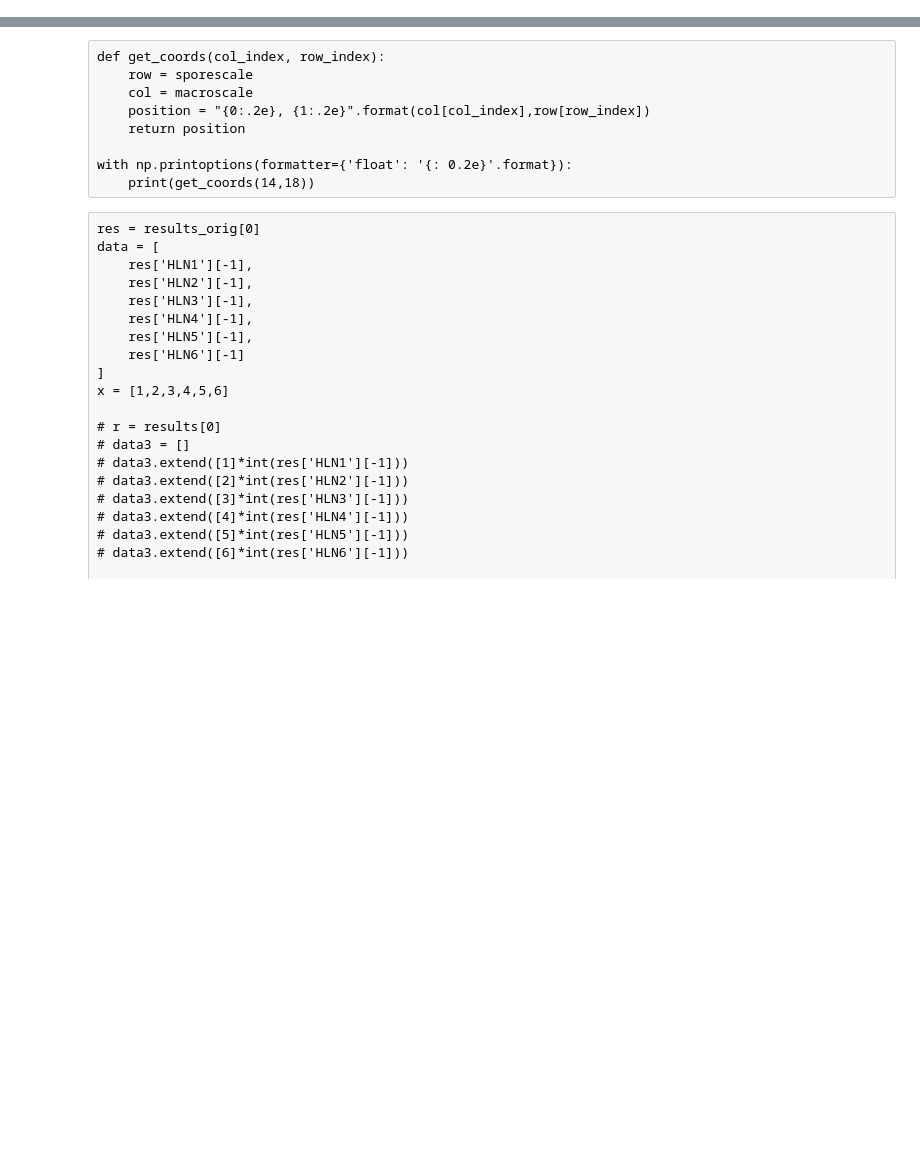
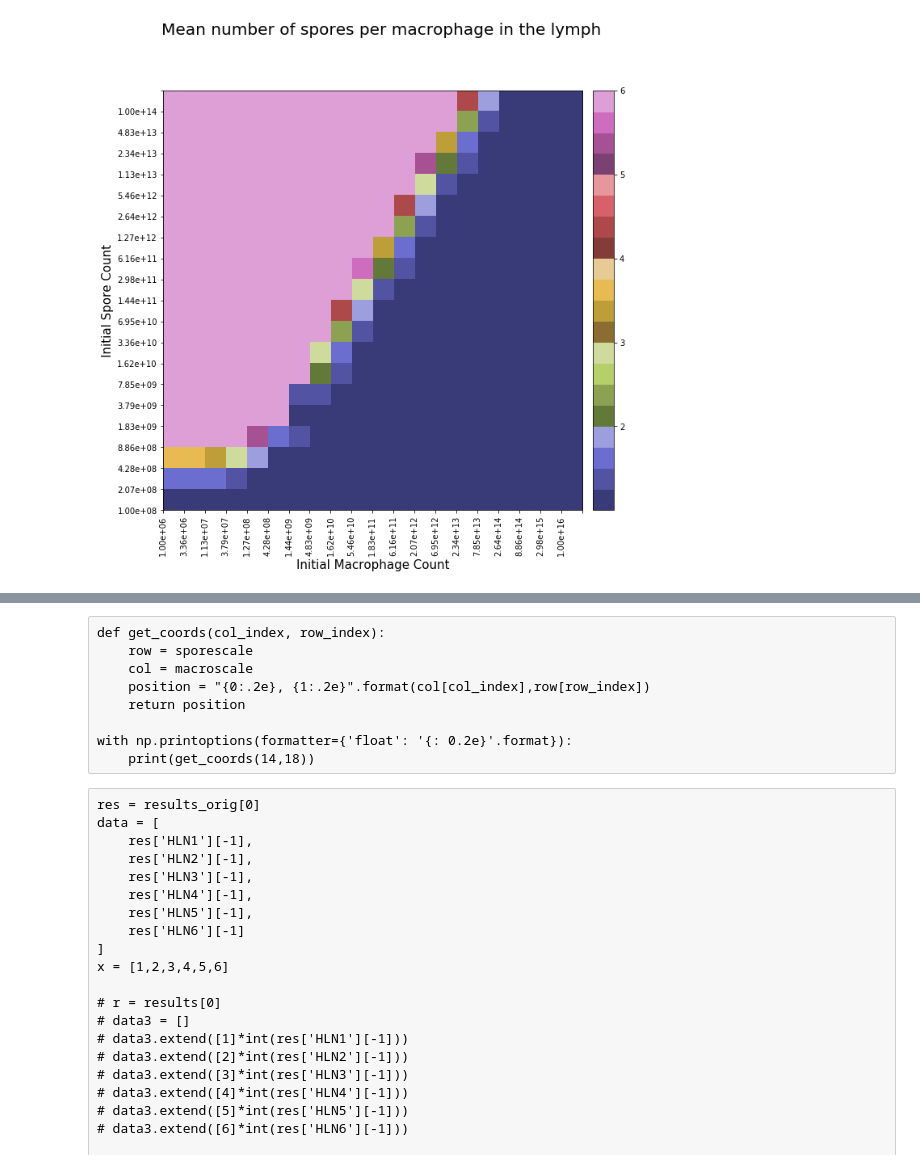
Before and after one commit to technodivergent/Bacillus_Anthracis_Simulation, a Jupyter notebook: Submodel - Lung+Lymph.ipynb, the cells around one changed output, grey strips where cells are left out. Drawn from its saved outputs; the diff is of its cells as text; code cells hidden in the pictures; blank space fills up the shorter version.

```diff
--- a/Submodel - Lung+Lymph.ipynb
+++ b/Submodel - Lung+Lymph.ipynb
@@ -361,0 +320,64 @@ with np.printoptions(formatter={'float': '{: 0.2f}'.format}):
+# %%
+####################################################
+# HEATMAP FOR MEAN NUMBER OF SPORES PER MACROPHAGE #
+####################################################
+import matplotlib.pyplot as plt
+import numpy as np
+from matplotlib.ticker import ScalarFormatter
+from mpl_toolkits import axes_grid1
+
+def add_colorbar(im, aspect=20, pad_fraction=0.5, **kwargs):
+    """Add a vertical color bar to an image plot."""
+    divider = axes_grid1.make_axes_locatable(im.axes)
+    width = axes_grid1.axes_size.AxesY(im.axes, aspect=1./aspect)
+    pad = axes_grid1.axes_size.Fraction(pad_fraction, width)
+    current_ax = plt.gca()
+    cax = divider.append_axes("right", size=width, pad=pad)
+    plt.sca(current_ax)
+    return im.axes.figure.colorbar(im, cax=cax, **kwargs)
+
+x_scale = ['{:.2e}'.format(item) for item in macroscale]
+y_scale = ['{:.2e}'.format(item) for item in sporescale]
+
+#fig = plt.figure(figsize=(10,10))
+fig,ax = plt.subplots(figsize=(10,10))
+fig.suptitle("Mean number of spores per macrophage in the lymph", fontsize=20)
+im = plt.imshow(ns_results, cmap='tab20b', interpolation='nearest', extent=[0,20,20,0])
+
+#plt.colorbar()
+add_colorbar(im)
+plt.xlabel("Initial Macrophage Count", fontsize=15)
+plt.ylabel("Initial Spore Count", fontsize=15)
+
+for axis in [ax.xaxis, ax.yaxis]:
+    axis.set_major_formatter(ScalarFormatter())
+
+ticks = numpy.linspace(0,20,21)
+
+plt.xticks(ticks, x_scale, rotation=90)
+plt.yticks(ticks, y_scale)
+ax.axis([0, 20, 0, 20])
+
+# using log scale doesn't work right
+# ax.loglog()
+# ax.set_ylim(1e1, 1e9)
+# ax.set_xlim(1e1, 1e9)
+
+# print("Spores @ 10: {0:1.2e}".format(sporescale[11]))
+# print("Spores @ 20: {0:1.2e}".format(sporescale[19]))
+# print("")
+# print("Macrophages @ 10: {0:1.2e}".format(macscale[11]))
+# print("Macrophages @ 20: {0:1.2e}".format(macscale[19]))
+
+# print("{0:1.2e}".format(sporescale[8]))
+# print("{0:1.2e}".format(macscale[8]))
+# print(sporescale)
+# print(macroscale)
+# print("")
+
+with np.printoptions(formatter={'float': '{: 0.2f}'.format}):
+    i = len(ns_results)-1
+    for r in reversed(ns_results):
+        print('{0}: {1}'.format(i,r)) # use the y-axis from the bottom
+        i=i-1
+# %% [output]
@@ -362,3 +401,4 @@ with np.printoptions(formatter={'float': '{: 0.2f}'.format}):
+[figure, added]
 # %%
 ######################################
 # HEATMAP FOR EXTRACELLULAR BACTERIA #
```
Also changed, not shown: parts of 11 cells of this notebook, 2 other files.
